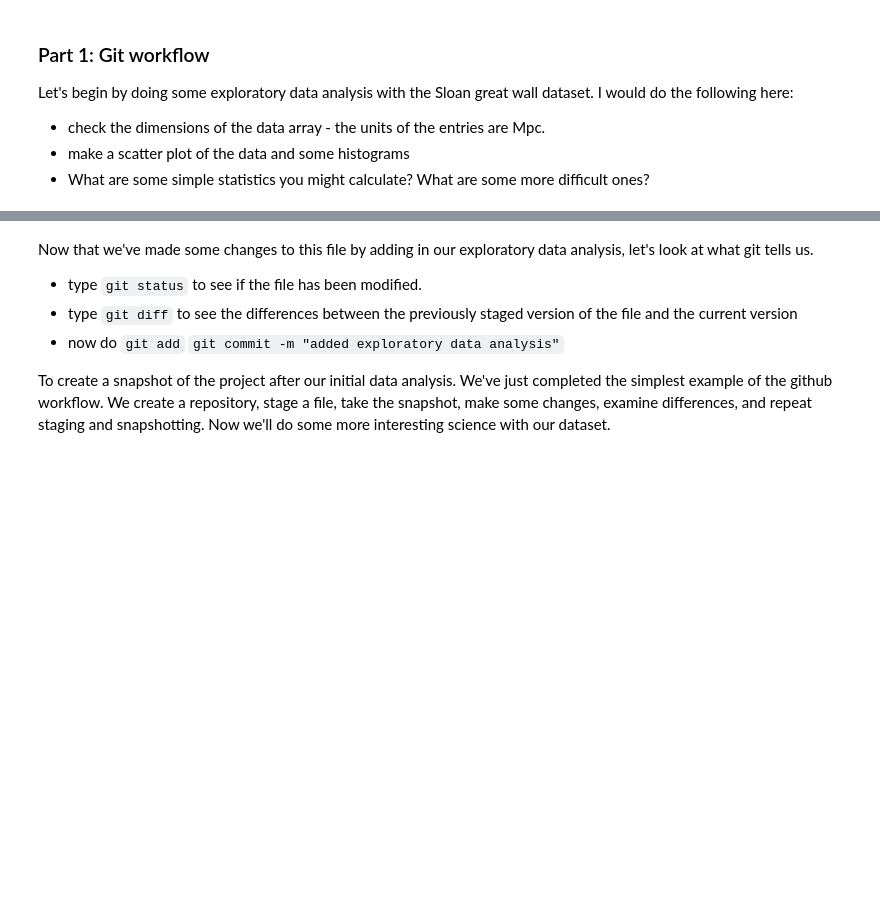
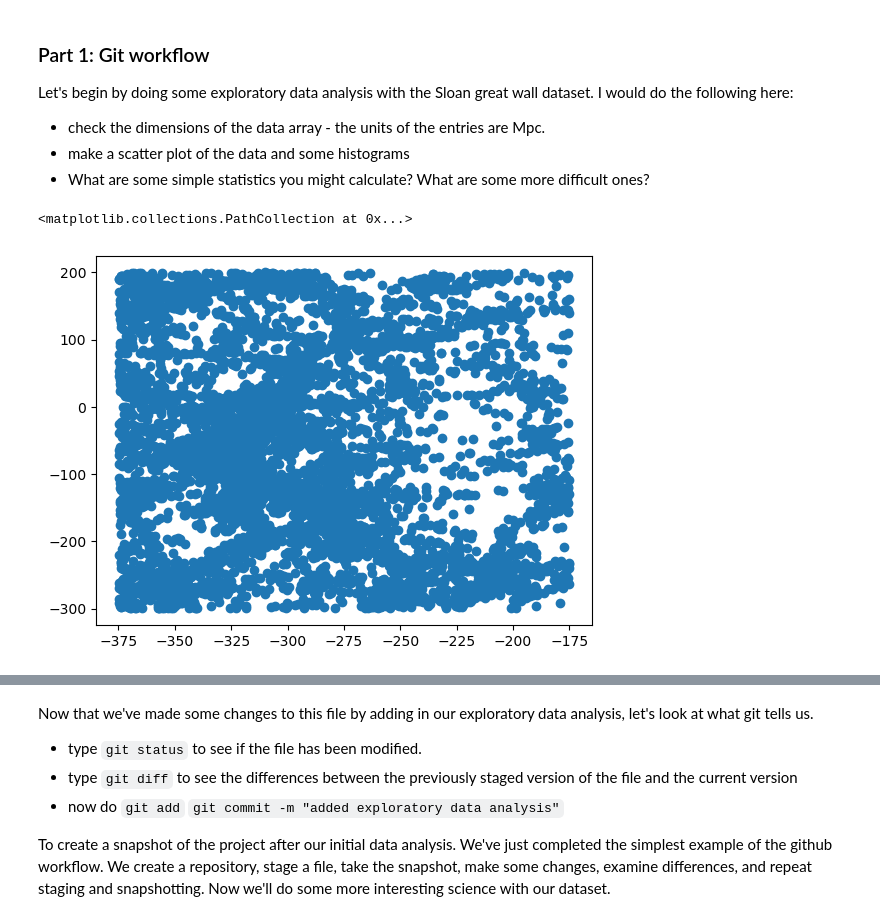
Before and after one commit to grantmerz/dsfp_session21_ex, a Jupyter notebook: DSFP_intro_2_git.ipynb, the cells around one changed output, grey strips where cells are left out. Saved outputs shown, nothing was run; the diff lists cells and outputs as text; code cells hidden in the pictures; blank space fills up the shorter version.

```diff
--- a/DSFP_intro_2_git.ipynb
+++ b/DSFP_intro_2_git.ipynb
@@ -47,3 +47,7 @@ Let's begin by doing some exploratory data analysis with the Sloan great wall da
 * What are some simple statistics you might calculate? What are some more difficult ones?
 # %%
 # exploratory data analysis goes here
+plt.scatter(X[:,0],X[:,1])
+# %% [output]
+<matplotlib.collections.PathCollection at 0x...>
+[figure, added]
```
Also changed, not shown: parts of 2 cells of this notebook.
